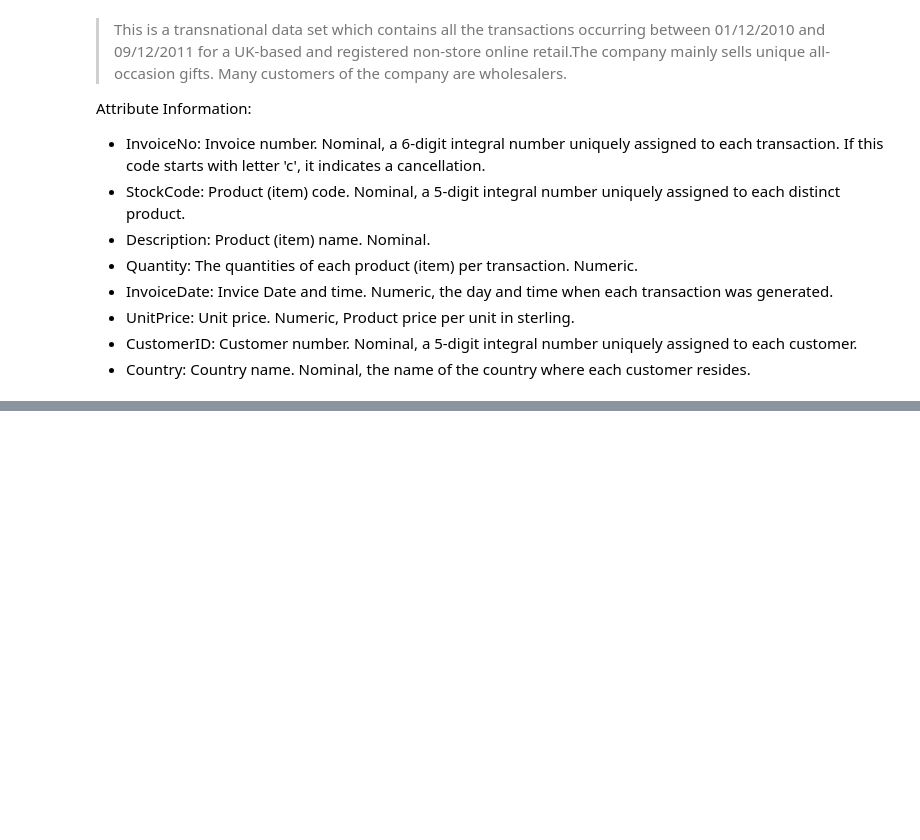
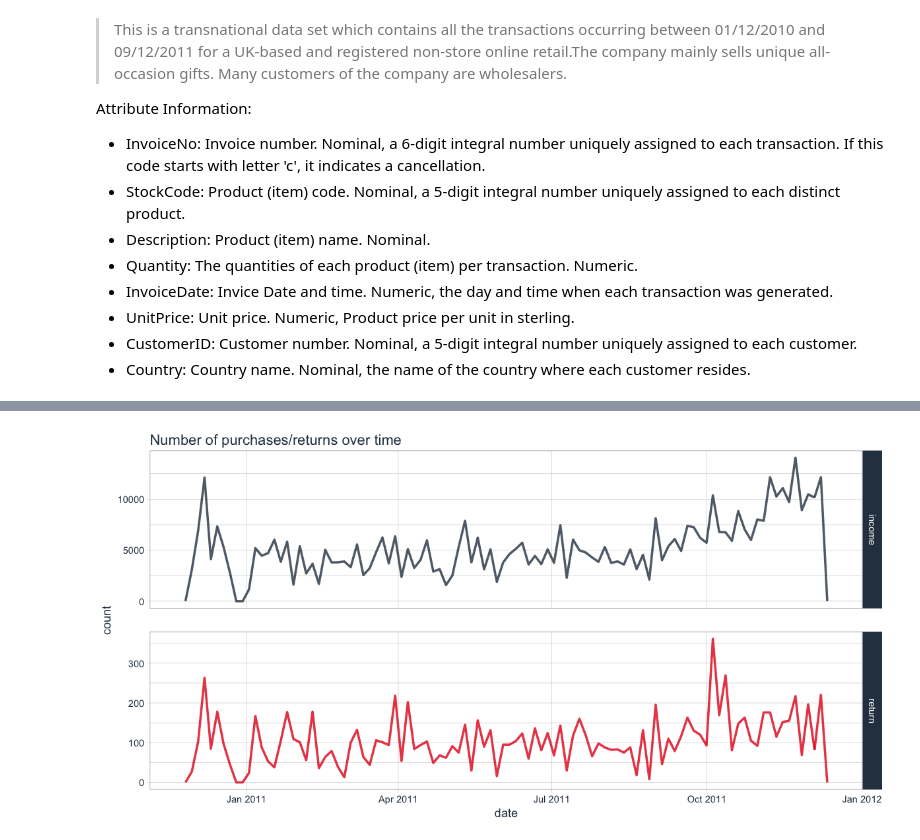
Before and after one commit to Data-Science-FMI/introduction-to-data-science-2017, a Jupyter notebook: labs/lab_3/online_retail.ipynb, the cells around one changed output, grey strips where cells are left out. Cells and saved outputs as stored; diff of their text form; code cells hidden in the pictures; blank space fills up the shorter version.

```diff
--- a/labs/lab_3/online_retail.ipynb
+++ b/labs/lab_3/online_retail.ipynb
@@ -75,0 +37,12 @@ retail
+# %%
+retail <- retail %>%
+    rename(
+        invoice_no = InvoiceNo,
+        stock_code = StockCode,
+        description = Description,
+        quantity = Quantity,
+        invoice_date = InvoiceDate,
+        unit_price = UnitPrice,
+        customer_id = CustomerID,
+        country = Country
+    )
@@ -75,0 +110,11 @@ retail
+# %%
+retail %>%
+  ggplot(aes(x = date, color = income_return)) +
+    facet_grid(income_return ~ ., scales = "free") +
+    geom_freqpoly(bins = 100, size = 1, alpha = 0.8) +
+    scale_color_manual(values = palette_light()) +
+    theme_tq() +
+    guides(color = FALSE) +
+    labs(title = "Number of purchases/returns over time", bx = "")
+# %% [output]
+[figure, added]
```
Also changed, not shown: parts of 30 cells of this notebook.
